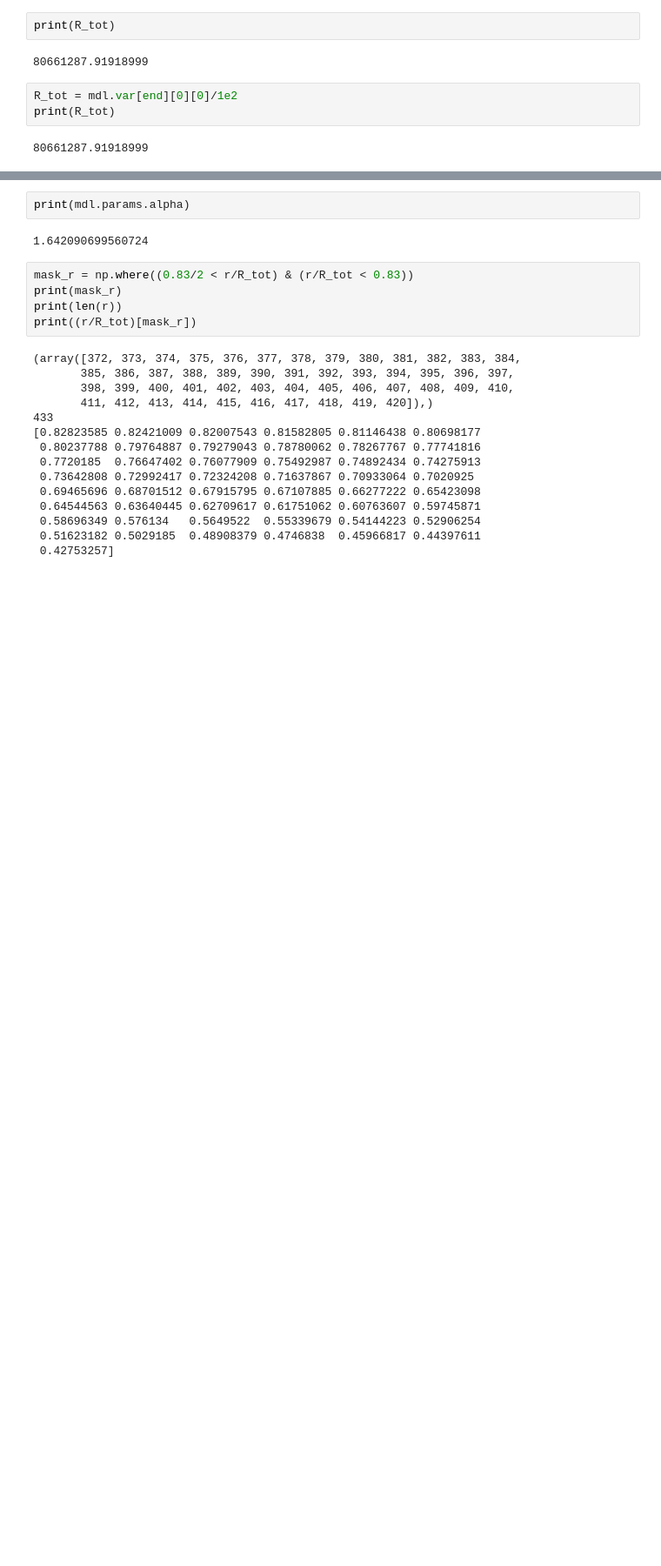
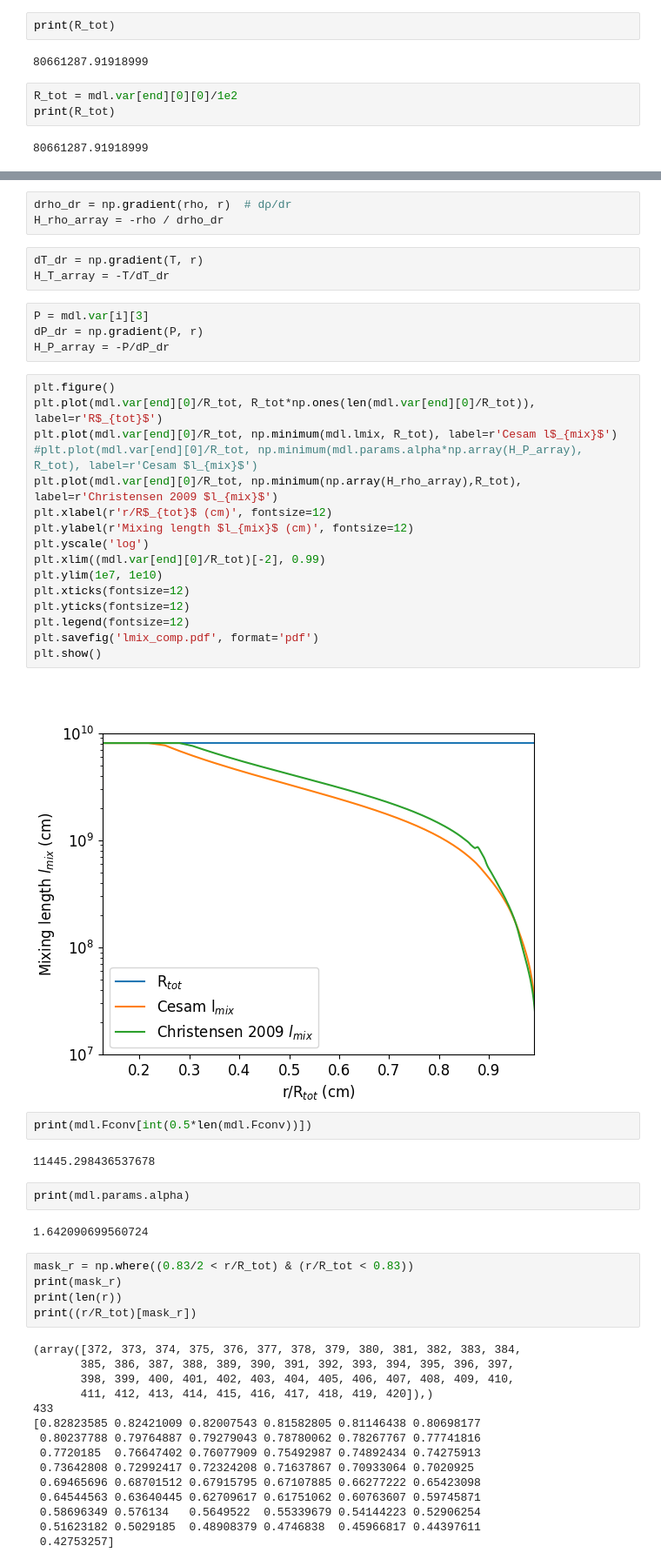
Before and after one commit to olwenrering/Gas-Dynamics-Project, a Jupyter notebook: test.ipynb, the cells around one changed output, grey strips where cells are left out. Shown at 87% size. Drawn from its saved outputs; the diff is of its cells as text; blank space fills up the shorter version.

```diff
--- a/test.ipynb
+++ b/test.ipynb
@@ -278,3 +321,35 @@ print(mdl.var[end][0][0])
+# %%
+drho_dr = np.gradient(rho, r)  # dρ/dr
+H_rho_array = -rho / drho_dr
+# %%
+dT_dr = np.gradient(T, r)
+H_T_array = -T/dT_dr
+# %%
+P = mdl.var[i][3]
+dP_dr = np.gradient(P, r)
+H_P_array = -P/dP_dr
+# %%
+plt.figure()
+plt.plot(mdl.var[end][0]/R_tot, R_tot*np.ones(len(mdl.var[end][0]/R_tot)), label=r'R$_{tot}$')
+plt.plot(mdl.var[end][0]/R_tot, np.minimum(mdl.lmix, R_tot), label=r'Cesam l$_{mix}$')
+#plt.plot(mdl.var[end][0]/R_tot, np.minimum(mdl.params.alpha*np.array(H_P_array), R_tot), label=r'Cesam $l_{mix}$')
+plt.plot(mdl.var[end][0]/R_tot, np.minimum(np.array(H_rho_array),R_tot), label=r'Christensen 2009 $l_{mix}$')
+plt.xlabel(r'r/R$_{tot}$ (cm)', fontsize=12)
+plt.ylabel(r'Mixing length $l_{mix}$ (cm)', fontsize=12)
+plt.yscale('log')
+plt.xlim((mdl.var[end][0]/R_tot)[-2], 0.99)
+plt.ylim(1e7, 1e10)
+plt.xticks(fontsize=12)
+plt.yticks(fontsize=12)
+plt.legend(fontsize=12)
+plt.savefig('lmix_comp.pdf', format='pdf')
+plt.show()
+# %% [output]
+[figure, added]
+# %%
+print(mdl.Fconv[int(0.5*len(mdl.Fconv))])
+# %% [output]
+11445.298436537678
 # %%
 print(mdl.params.alpha)
 # %% [output]
```
Also changed, not shown: parts of 41 cells of this notebook, 10 other files.
